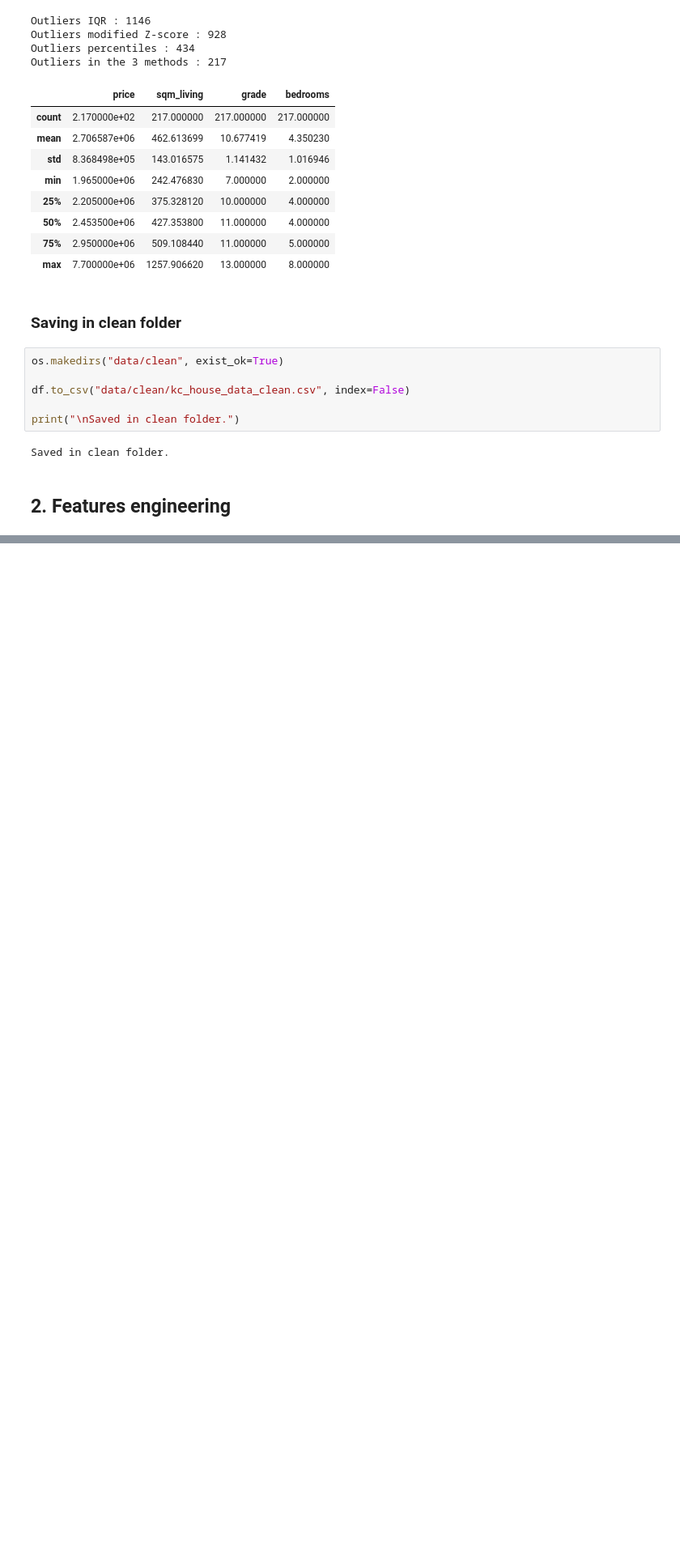
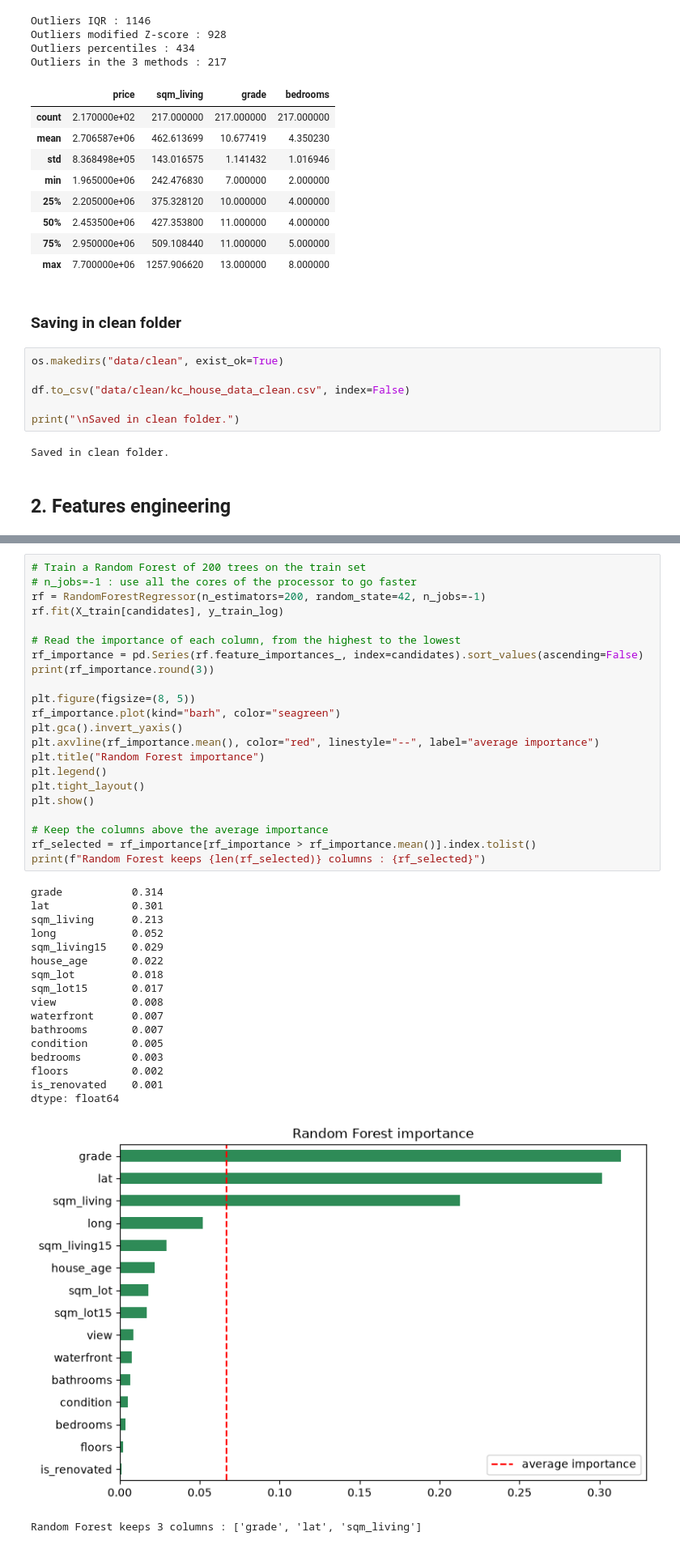
Before and after one commit to axel-achart/apartment-hunter, a Jupyter notebook: notebook.ipynb, the cells around one changed output, grey strips where cells are left out. Shown at 81% size. Cells and saved outputs as stored; diff of their text form; blank space fills up the shorter version.

```diff
--- a/notebook.ipynb
+++ b/notebook.ipynb
@@ -335,0 +512,41 @@ print(f"Target : price | Features : {df_fe.shape[1] - 1}")
+# %%
+# Train a Random Forest of 200 trees on the train set
+# n_jobs=-1 : use all the cores of the processor to go faster
+rf = RandomForestRegressor(n_estimators=200, random_state=42, n_jobs=-1)
+rf.fit(X_train[candidates], y_train_log)
+
+# Read the importance of each column, from the highest to the lowest
+rf_importance = pd.Series(rf.feature_importances_, index=candidates).sort_values(ascending=False)
+print(rf_importance.round(3))
+
+plt.figure(figsize=(8, 5))
+rf_importance.plot(kind="barh", color="seagreen")
+plt.gca().invert_yaxis()
+plt.axvline(rf_importance.mean(), color="red", linestyle="--", label="average importance")
+plt.title("Random Forest importance")
+plt.legend()
+plt.tight_layout()
+plt.show()
+
+# Keep the columns above the average importance
+rf_selected = rf_importance[rf_importance > rf_importance.mean()].index.tolist()
+print(f"Random Forest keeps {len(rf_selected)} columns : {rf_selected}")
+# %% [output]
+grade           0.314
+lat             0.301
+sqm_living      0.213
+long            0.052
+sqm_living15    0.029
+house_age       0.022
+sqm_lot         0.018
+sqm_lot15       0.017
+view            0.008
+waterfront      0.007
+bathrooms       0.007
+condition       0.005
+bedrooms        0.003
+floors          0.002
+is_renovated    0.001
+dtype: float64
+[figure, added]
+Random Forest keeps 3 columns : ['grade', 'lat', 'sqm_living']
```
Also changed, not shown: parts of 74 cells of this notebook, 4 other files.
